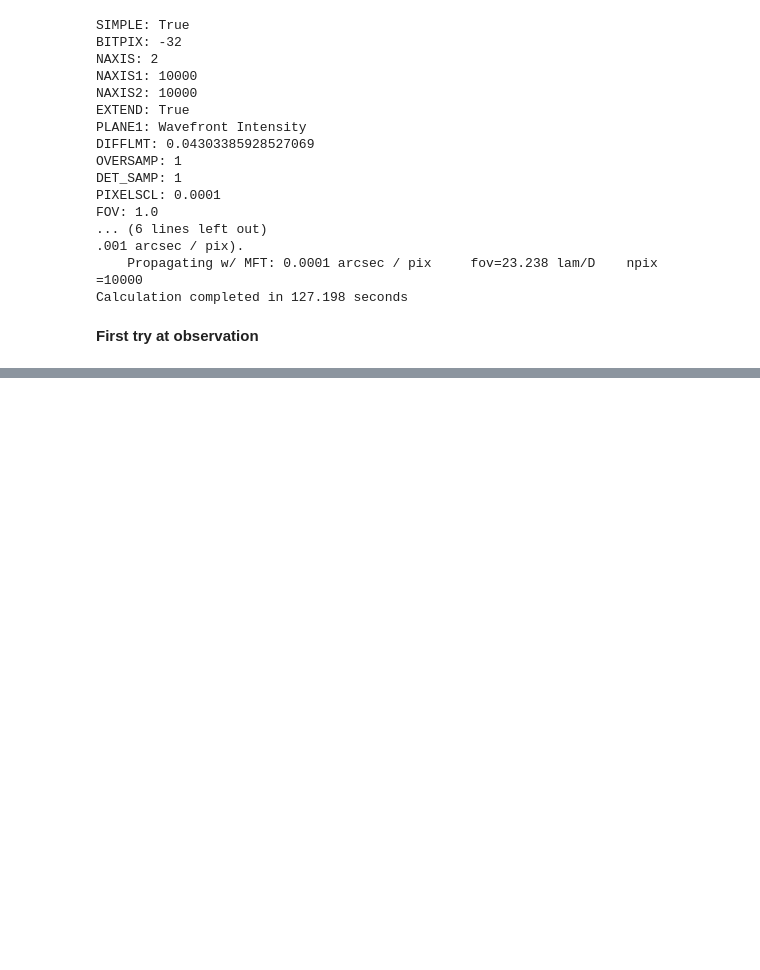
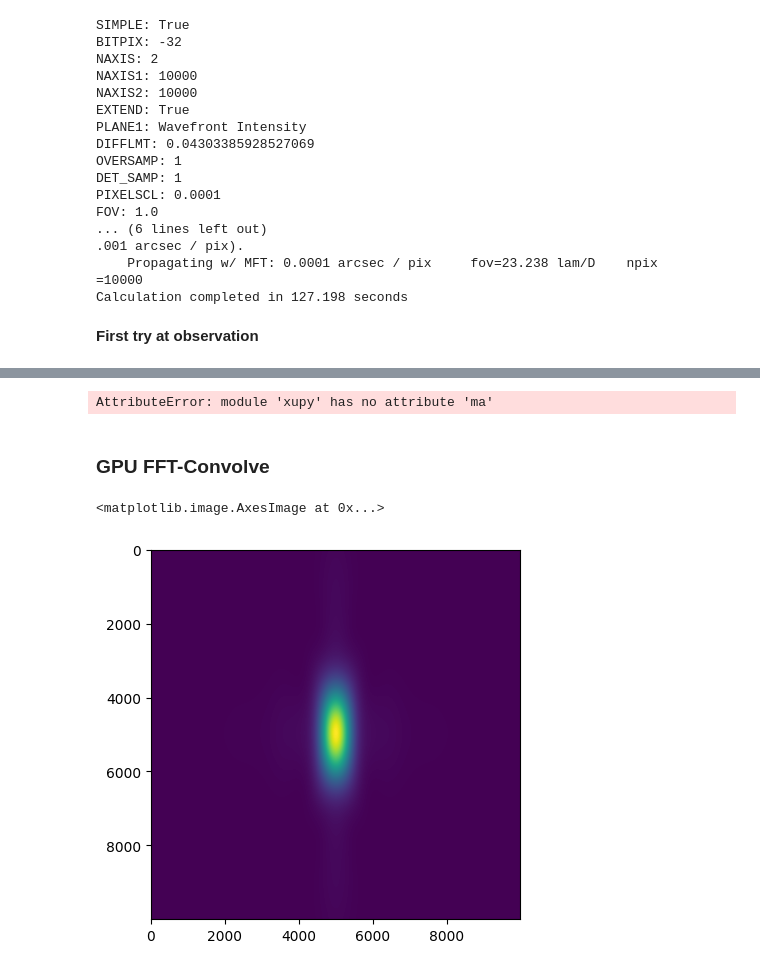
Before and after one commit to pietroferraiuolo/BINCAT, a Jupyter notebook: 01-psf-simulation.ipynb, the cells around one changed output, grey strips where cells are left out. Drawn from its saved outputs; the diff is of its cells as text; code cells hidden in the pictures; blank space fills up the shorter version.

```diff
--- a/01-psf-simulation.ipynb
+++ b/01-psf-simulation.ipynb
@@ -115,0 +101,27 @@ plt.imshow(img1)
+# %%
+img = bs.map[0]
+psf = ccd.psf.copy()
+# %%
+img_g = xp.asarray(img, dtype=xp.float)
+psf_g = xp.asarray(psf, dtype=xp.float)
+
+xdiff = psf_g.shape[1] - img_g.shape[1]
+ydiff = psf_g.shape[0] - img_g.shape[0]
+img_g = xp.pad(img_g, ((ydiff//2, ydiff//2), (xdiff//2, xdiff//2)), mode='constant')
+# %%
+c.convolve_fft(img_g, psf_g, normalize_kernel=True, boundary='wrap', nan_treatment='fill', fill_value=0.0)
+# %% [output]
+AttributeError: module 'xupy' has no attribute 'ma'
+# %% [markdown]
+### GPU FFT-Convolve
+# %%
+img1 = xp.fft.fftn(img_g)
+psffft = xp.fft.fftn(xp.fft.ifftshift(psf_g))
+
+fftmult = img1 * psffft
+conv_img = xp.fft.ifftn(fftmult).real
+# %%
+plt.imshow(conv_img.get())
+# %% [output]
+<matplotlib.image.AxesImage at 0x...>
+[figure, added]
```
Also changed, not shown: parts of 4 cells of this notebook, 1 other file.
